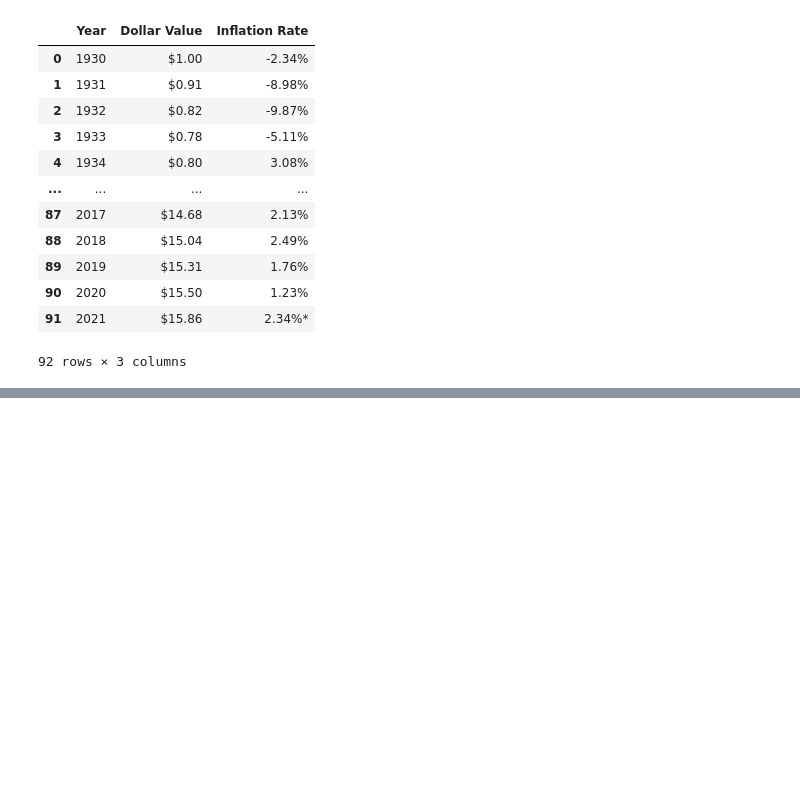
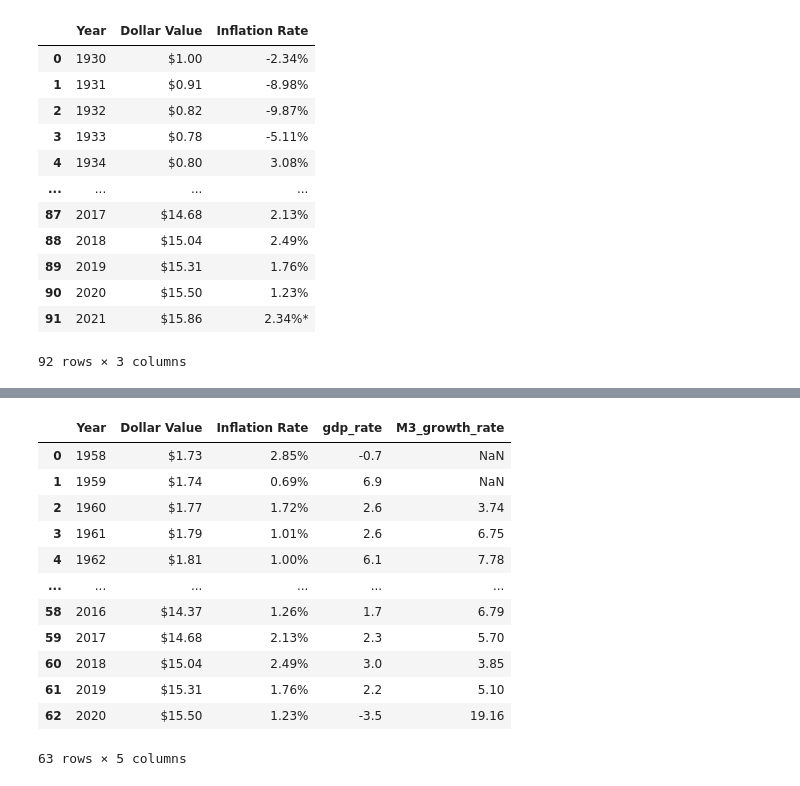
Before and after one commit to harrybonsu/ETL_Project, a Jupyter notebook: ETL_project.ipynb, the cells around one changed output, grey strips where cells are left out. Cells and saved outputs as stored; diff of their text form; code cells hidden in the pictures; blank space fills up the shorter version.

```diff
--- a/ETL_project.ipynb
+++ b/ETL_project.ipynb
@@ -199,0 +165,2 @@ m3_df
+# %%
+gdp_df['Year'] = [ds.strptime(x,'%Y-%m-%d') for x in gdp_df['Year']]
@@ -199,0 +173,3 @@ m3_df
+# %%
+gdp_df['Year'] = gdp_df['Year'].dt.year
+gdp_df
@@ -199,0 +195,3 @@ m3_df
+# %%
+gdp_df = gdp_df.drop_duplicates(keep='last', subset=['Year'])
+gdp_df
@@ -212,6 +271,5 @@ m3_data
 # %%
 # Merge the cpi_inflation_df and m3_data dataframes.
 #Doing this drops all years preceeding 1958 because the m3_data dataframe has no value for this period.
-
-combined_data = pd.merge(cpi_inflation_df, m3_data, on='Year')
+combined_data = pd.merge(cpi_inflation_df, gdp_df, on=('Year'))
 combined_data
@@ -218 +290,18 @@ combined_data
+# %%
+final_data = pd.merge(combined_data, m3_data, on=('Year'))
+final_data
+# %% [output]
+|  | Year | Dollar Value | Inflation Rate | gdp_rate | M3_growth_rate |
+| 0 | 1958 | $1.73 | 2.85% | -0.7 | NaN |
+| 1 | 1959 | $1.74 | 0.69% | 6.9 | NaN |
+| 2 | 1960 | $1.77 | 1.72% | 2.6 | 3.74 |
+| 3 | 1961 | $1.79 | 1.01% | 2.6 | 6.75 |
+| 4 | 1962 | $1.81 | 1.00% | 6.1 | 7.78 |
+| ... | ... | ... | ... | ... | ... |
+| 58 | 2016 | $14.37 | 1.26% | 1.7 | 6.79 |
+| 59 | 2017 | $14.68 | 2.13% | 2.3 | 5.70 |
+| 60 | 2018 | $15.04 | 2.49% | 3.0 | 3.85 |
+| 61 | 2019 | $15.31 | 1.76% | 2.2 | 5.10 |
+| 62 | 2020 | $15.50 | 1.23% | -3.5 | 19.16 |
+63 rows × 5 columns
 # %%
```
Also changed, not shown: parts of 25 cells of this notebook, 1 other file.
